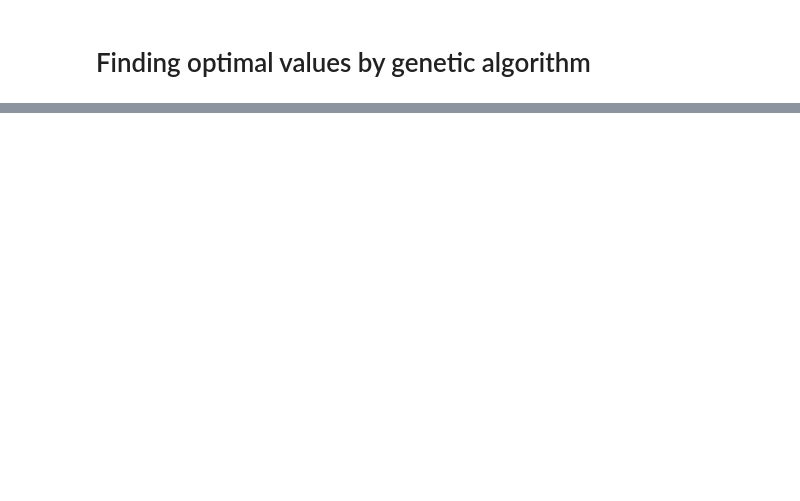
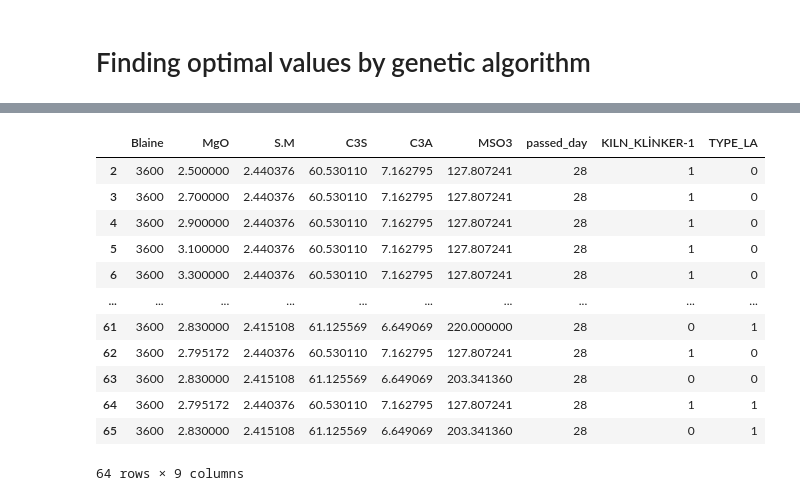
Before and after one commit to Rurushu13/DataScienceNotes, a Jupyter notebook: prediction-light.ipynb, the cells around one changed output, grey strips where cells are left out. Saved outputs shown, nothing was run; the diff lists cells and outputs as text; code cells hidden in the pictures; blank space fills up the shorter version.

```diff
--- a/prediction-light.ipynb
+++ b/prediction-light.ipynb
@@ -179,4 +117,4 @@ corr.style.background_gradient(cmap='coolwarm')
 # %%
 inputs=['Blaine', 'MgO', 'S.M',
           'C3S',   'C3A',   'MSO3',
-       'passed_day', 'KILN_KLİNKER-1', 'TYPE_L.A']
+       'passed_day', 'KILN_KLİNKER-1', 'TYPE_LA']
@@ -349,0 +282,16 @@ scenario.sort_values(by=['28_days_pred'],ascending=False).head(20)
+# %%
+scenario
+# %% [output]
+|  | Blaine | MgO | S.M | C3S | C3A | MSO3 | passed_day | KILN_KLİNKER-1 | TYPE_LA |
+| 2 | 3600 | 2.500000 | 2.440376 | 60.530110 | 7.162795 | 127.807241 | 28 | 1 | 0 |
+| 3 | 3600 | 2.700000 | 2.440376 | 60.530110 | 7.162795 | 127.807241 | 28 | 1 | 0 |
+| 4 | 3600 | 2.900000 | 2.440376 | 60.530110 | 7.162795 | 127.807241 | 28 | 1 | 0 |
+| 5 | 3600 | 3.100000 | 2.440376 | 60.530110 | 7.162795 | 127.807241 | 28 | 1 | 0 |
+| 6 | 3600 | 3.300000 | 2.440376 | 60.530110 | 7.162795 | 127.807241 | 28 | 1 | 0 |
+| ... | ... | ... | ... | ... | ... | ... | ... | ... | ... |
+| 61 | 3600 | 2.830000 | 2.415108 | 61.125569 | 6.649069 | 220.000000 | 28 | 0 | 1 |
+| 62 | 3600 | 2.795172 | 2.440376 | 60.530110 | 7.162795 | 127.807241 | 28 | 1 | 0 |
+| 63 | 3600 | 2.830000 | 2.415108 | 61.125569 | 6.649069 | 203.341360 | 28 | 0 | 0 |
+| 64 | 3600 | 2.795172 | 2.440376 | 60.530110 | 7.162795 | 127.807241 | 28 | 1 | 1 |
+| 65 | 3600 | 2.830000 | 2.415108 | 61.125569 | 6.649069 | 203.341360 | 28 | 0 | 1 |
+64 rows × 9 columns
```
Also changed, not shown: parts of 40 cells of this notebook.
